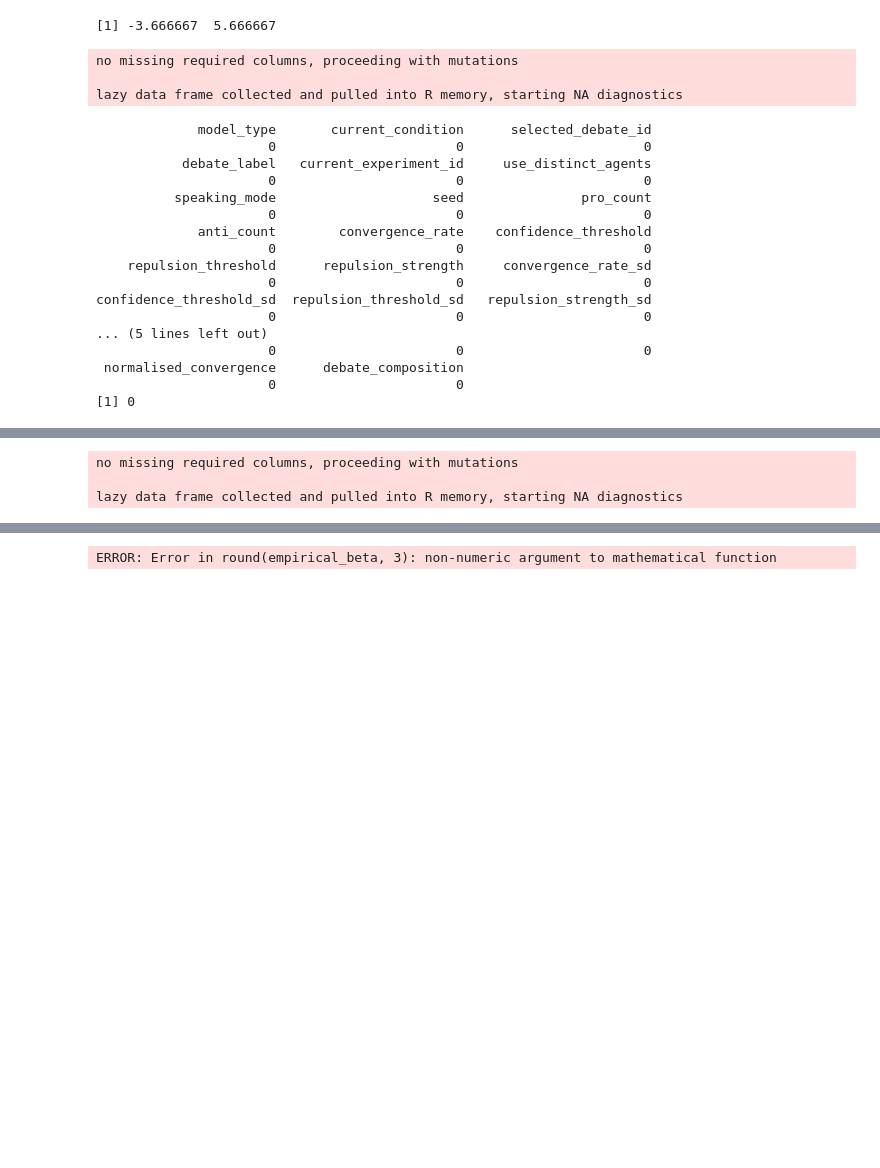
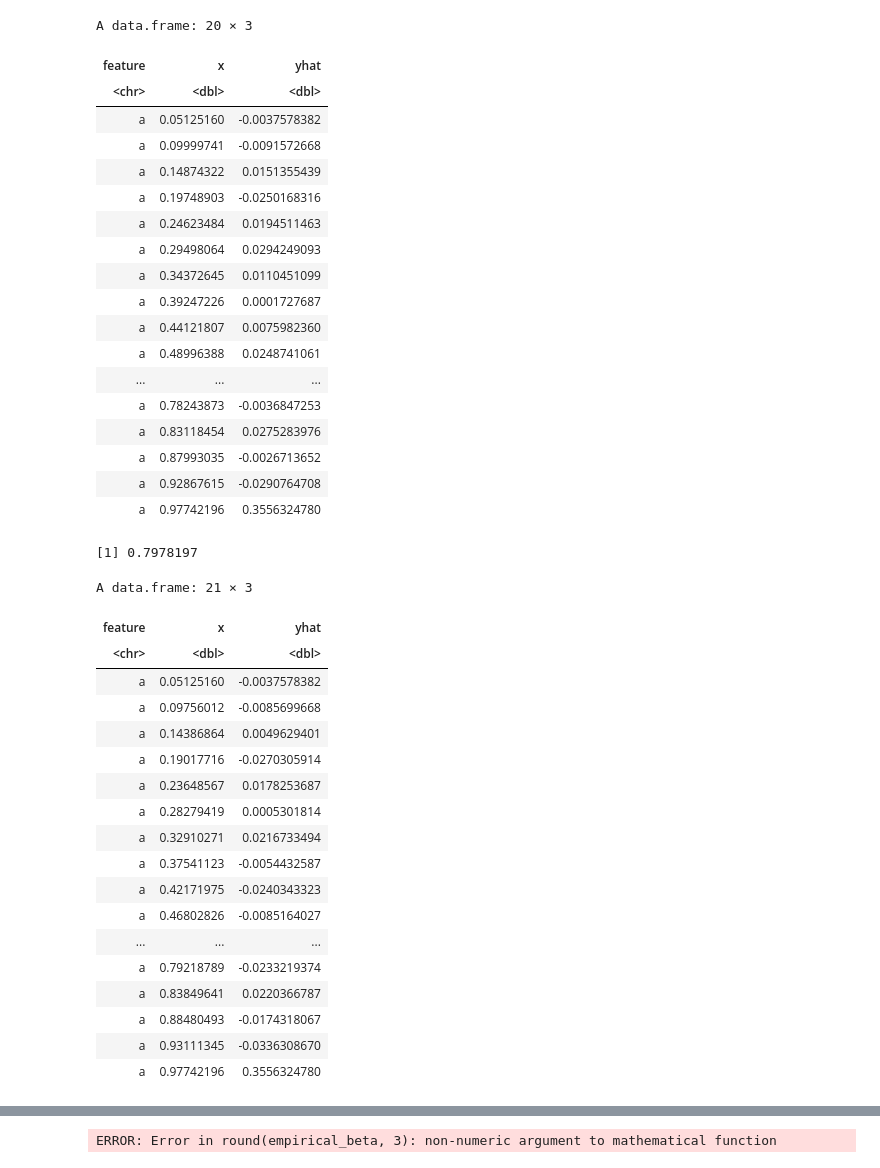
Before and after one commit to NomNom-tk/AGROPT-MODEL, a Jupyter notebook: data-anal/week of 27-4/RMD_Sandbox.ipynb, the cells around one changed output, grey strips where cells are left out. Cells and saved outputs as stored; diff of their text form; code cells hidden in the pictures; blank space fills up the shorter version.

```diff
--- a/data-anal/week of 27-4/RMD_Sandbox.ipynb
+++ b/data-anal/week of 27-4/RMD_Sandbox.ipynb
@@ -58,29 +68,56 @@ source("./plots.R")
 # %%
 source("./framework_analysis.R")
 df_empirical <- empirical_prep("./data/data_complete_anonymised.csv")
-print(range(df_empirical$db_index_t1))
-result <- process_run(lhs)
-print(head(result$df_batch))
-unique(result$df_ag$speaking_mode)
+set.seed(1)
+d <- data.frame(a = runif(500), b = runif(500))
+d$y <- ifelse(d$b > 0.5, 2 * d$a, -2 * d$a) + rnorm(500, 0, 0.05)
+f <- ranger::ranger(y ~ ., data = d)
+
+compute_pdp(f, d[, c("a","b")], "a", grid_n = 20)
+
+Xg <- d[, c("a","b")]
+Xg$a <- max(d$a)
+mean(predict(f, data = Xg)$predictions)
+
+compute_pdp(f, d[, c("a","b")], "a", grid_n = 21)
+compute_pdp(f, d[, c("a","b")], "b", grid_n = 20)
 # %% [output]
-[1] -3.666667  5.666667
+A data.frame: 20 × 3
+| feature | x | yhat |
+| <chr> | <dbl> | <dbl> |
+| a | 0.05125160 | -0.0037578382 |
+| a | 0.09999741 | -0.0091572668 |
+| a | 0.14874322 | 0.0151355439 |
+| a | 0.19748903 | -0.0250168316 |
+| a | 0.24623484 | 0.0194511463 |
+| a | 0.29498064 | 0.0294249093 |
+| a | 0.34372645 | 0.0110451099 |
+| a | 0.39247226 | 0.0001727687 |
+| a | 0.44121807 | 0.0075982360 |
+| a | 0.48996388 | 0.0248741061 |
+| ... | ... | ... |
+| a | 0.78243873 | -0.0036847253 |
+| a | 0.83118454 | 0.0275283976 |
+| a | 0.87993035 | -0.0026713652 |
+| a | 0.92867615 | -0.0290764708 |
+| a | 0.97742196 | 0.3556324780 |
-no missing required columns, proceeding with mutations
-
-lazy data frame collected and pulled into R memory, starting NA diagnostics
+[1] 0.7978197
-             model_type       current_condition      selected_debate_id
-                      0                       0                       0
-           debate_label   current_experiment_id     use_distinct_agents
-                      0                       0                       0
-          speaking_mode                    seed               pro_count
-                      0                       0                       0
-             anti_count        convergence_rate    confidence_threshold
-                      0                       0                       0
-    repulsion_threshold      repulsion_strength     convergence_rate_sd
-                      0                       0                       0
-confidence_threshold_sd  repulsion_threshold_sd   repulsion_strength_sd
-                      0                       0                       0
-... (5 lines left out)
-                      0                       0                       0
- normalised_convergence      debate_composition
-                      0                       0
-[1] 0
+A data.frame: 21 × 3
+| feature | x | yhat |
+| <chr> | <dbl> | <dbl> |
+| a | 0.05125160 | -0.0037578382 |
+| a | 0.09756012 | -0.0085699668 |
+| a | 0.14386864 | 0.0049629401 |
+| a | 0.19017716 | -0.0270305914 |
+| a | 0.23648567 | 0.0178253687 |
+| a | 0.28279419 | 0.0005301814 |
+| a | 0.32910271 | 0.0216733494 |
+| a | 0.37541123 | -0.0054432587 |
+| a | 0.42171975 | -0.0240343323 |
+| a | 0.46802826 | -0.0085164027 |
+| ... | ... | ... |
+| a | 0.79218789 | -0.0233219374 |
+| a | 0.83849641 | 0.0220366787 |
+| a | 0.88480493 | -0.0174318067 |
+| a | 0.93111345 | -0.0336308670 |
+| a | 0.97742196 | 0.3556324780 |
@@ -91,3 +124,0 @@ No violations found, good on ya ;-+
-no missing required columns, proceeding with mutations
-
-lazy data frame collected and pulled into R memory, starting NA diagnostics
```
Also changed, not shown: parts of 4 cells of this notebook, 7 other files.
